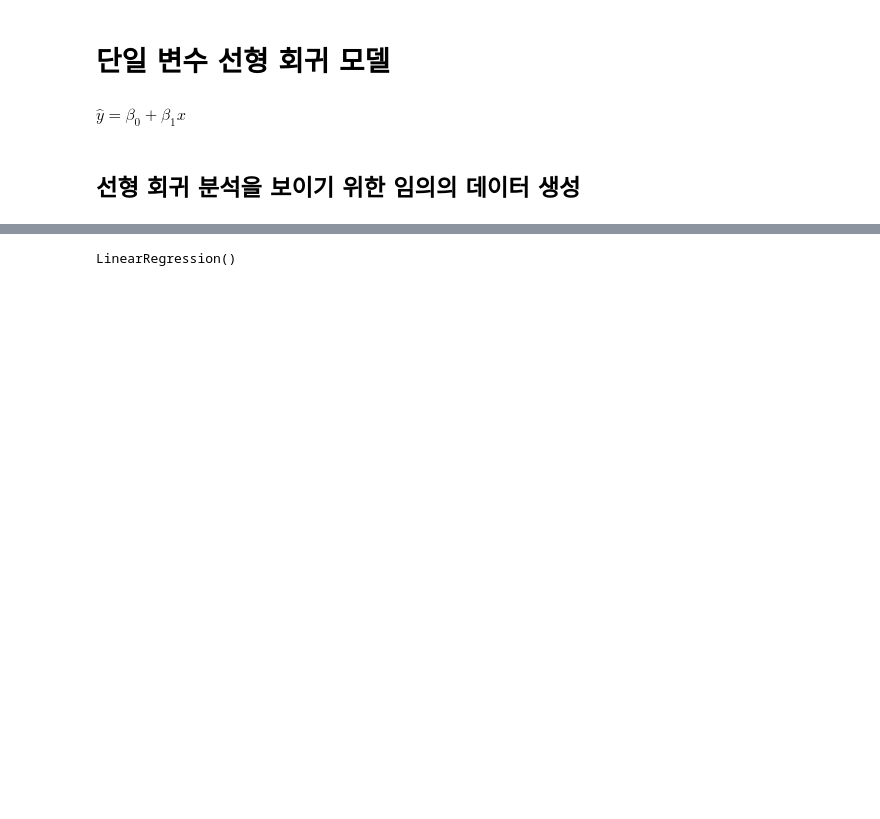
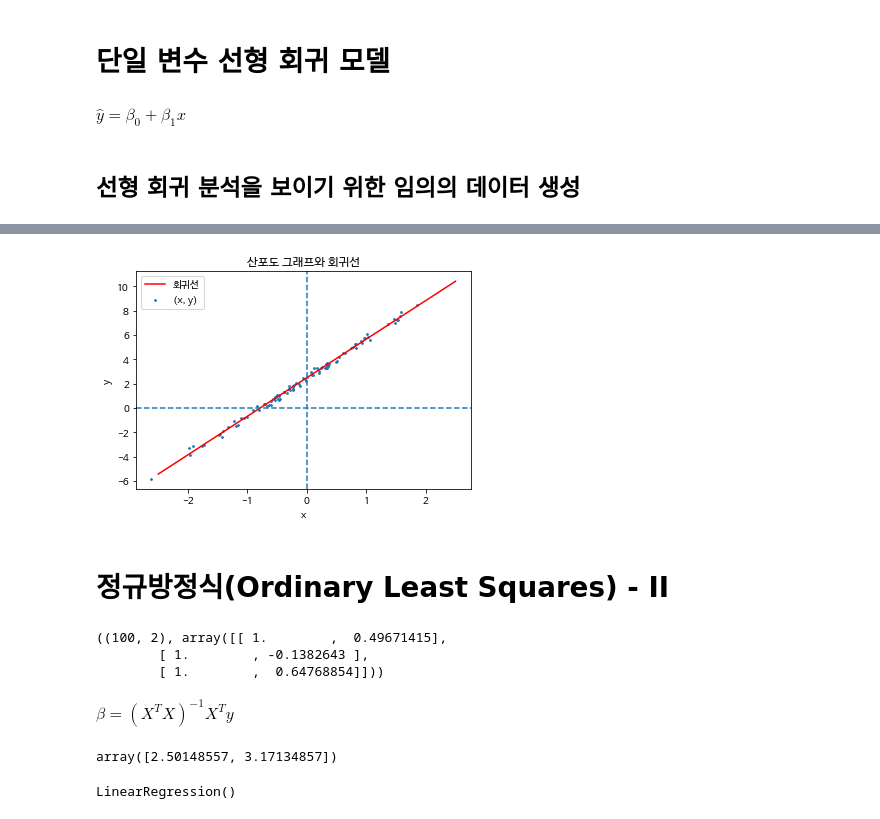
Before and after one commit to sunkusun9/ML2022_1, a Jupyter notebook: univariate_linear_regression.ipynb, the cells around one changed output, grey strips where cells are left out. Saved outputs shown, nothing was run; the diff lists cells and outputs as text; code cells hidden in the pictures; blank space fills up the shorter version.

```diff
--- a/univariate_linear_regression.ipynb
+++ b/univariate_linear_regression.ipynb
@@ -71,0 +84,6 @@ plt.show()
+# %%
+x_bar = np.mean(x) # X의 평균을 구한다
+x_diff = (x - x_bar) # x_i와 x_bar의 차이를 구한다.
+beta_1 = np.sum(x_diff * y) / np.sum(np.square(x_diff)) # beta_1을 구한다.
+beta_0 = np.mean(y) - beta_1 * np.mean(x) # beta_0를 구한다.
+beta_0, beta_1
@@ -71,0 +103,4 @@ plt.show()
+# %%
+%%timeit
+# Tip: np.sum(x_diff * y)는 2번의 Vector 연산이 필요이를 dot을 사용하면 한 번으로 줄일 수 있다 .
+beta_1 = np.dot(x_diff, y) / np.sum(np.square(x_diff))
@@ -71,0 +109,16 @@ plt.show()
+# %%
+# x, y의 산포도 그래프 출력
+plt.scatter(x, y, s=3, label='(x, y)')
+x_space = np.linspace(-2.5, 2.5, 10)
+plt.plot(x_space, beta_0 + beta_1 * x_space, c='r', label='회귀선')
+plt.axhline(0, linestyle='dashed')
+plt.axvline(0, linestyle='dashed')
+plt.xlabel("x")
+plt.ylabel("y")
+plt.title("산포도 그래프와 회귀선")
+plt.legend()
+plt.show()
+# %% [output]
+[figure, added]
+# %% [markdown]
+# 정규방정식(Ordinary Least Squares) - II
@@ -72,3 +127,23 @@ plt.show()
+# %%
+X.shape, X[:3]
+# %% [output]
+((100, 2), array([[ 1.        ,  0.49671415],
+        [ 1.        , -0.1382643 ],
+        [ 1.        ,  0.64768854]]))
+# %% [markdown]
+$\beta=(X^TX)^{-1}X^Ty$
+# %%
+# Gram Matrix 구하기
+Xt_by_X = np.matmul(X.T, X)
+# Gram Matrix의 역행렬 구하기
+inv_Xt_by_X = np.linalg.inv(Xt_by_X)
+# XT_by_y 구하기
+XT_by_y = np.matmul(X.T, y)
+# beta_hat 구하기
+beta_hat = np.matmul(inv_Xt_by_X, XT_by_y)
+beta_hat
+# %% [output]
+array([2.50148557, 3.17134857])
 # %%
 from sklearn.linear_model import LinearRegression
 lr = LinearRegression()
```
Also changed, not shown: parts of 15 cells of this notebook.
